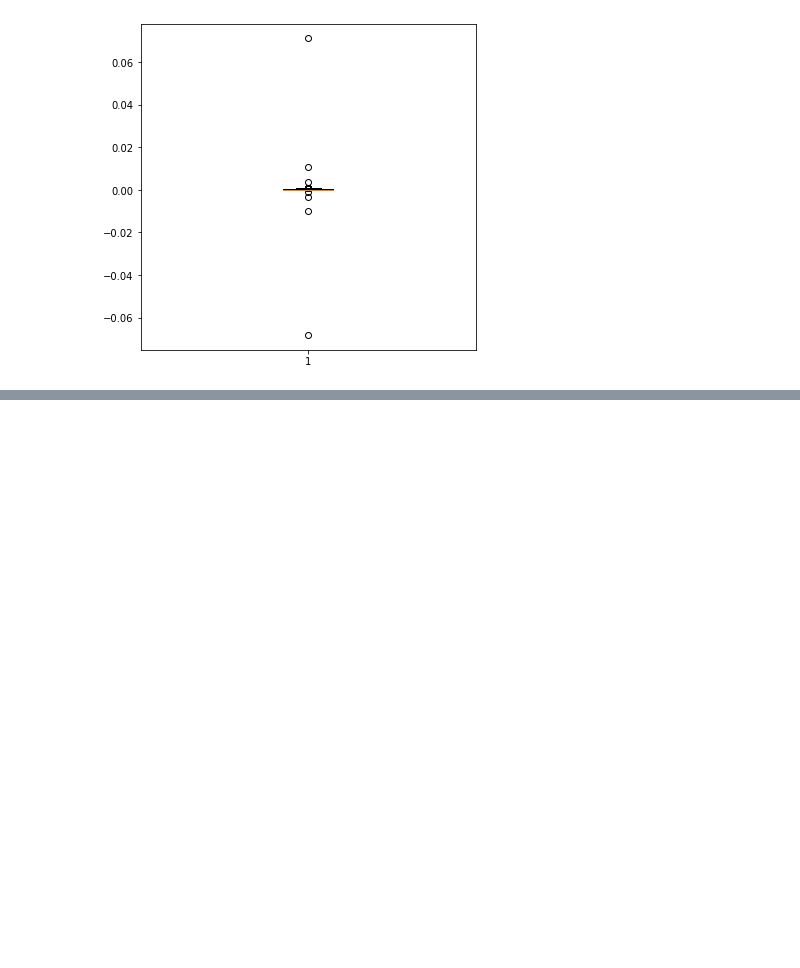
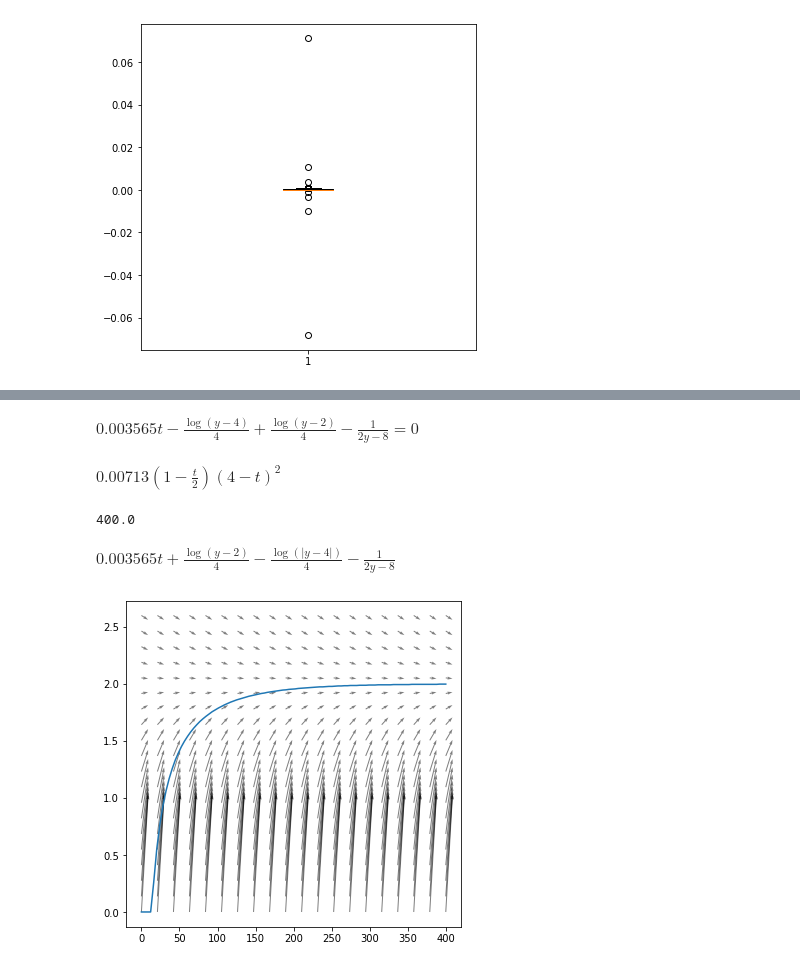
Before and after one commit to koulakis/dynamical-systems, a Jupyter notebook: 02_differential_equations.ipynb, the cells around one changed output, grey strips where cells are left out. Cells and saved outputs as stored; diff of their text form; code cells hidden in the pictures; blank space fills up the shorter version.

```diff
--- a/02_differential_equations.ipynb
+++ b/02_differential_equations.ipynb
@@ -161,0 +175,3 @@ plt.show()
+# %%
+sol6 = sp.dsolve(de6)
+sol6
@@ -161,0 +180,3 @@ plt.show()
+# %%
+sol6_val = sol6.subs(sp.symbols('C1'), sp.solve(sol6.rhs.subs(t, 0), sp.symbols('C1'))[0])
+sol6_val
@@ -161,0 +185,12 @@ plt.show()
+# %%
+constant_values = dict(a_0=4, b_0=1, k=0.00713)
+y = sp.symbols('y')
+concentration_curve = sol6_val.subs(constant_values).subs(c(t), y)
+concentration_derivative = de6.rhs.subs(constant_values).subs(c(t), t)
+display(concentration_curve)
+display(concentration_derivative)
+
+conc_der_np = sp.lambdify(t, concentration_derivative, 'numpy')
+# %% [output]
+$\displaystyle 0.003565 t - \frac{\log{\left(y - 4 \right)}}{4} + \frac{\log{\left(y - 2 \right)}}{4} - \frac{1}{2 y - 8} = 0$
+$\displaystyle 0.00713 \left(1 - \frac{t}{2}\right) \left(4 - t\right)^{2}$
@@ -161,0 +199,32 @@ plt.show()
+# %%
+t_curr
+# %% [output]
+400.0
+# %%
+concentration_curve.subs({sp.log(y - 4): sp.log(abs(y - 4))}).lhs
+# %% [output]
+$\displaystyle 0.003565 t + \frac{\log{\left(y - 2 \right)}}{4} - \frac{\log{\left(\left|{y - 4}\right| \right)}}{4} - \frac{1}{2 y - 8}$
+# %%
+eq_np = sp.lambdify([t, y], concentration_curve.lhs.subs({sp.log(y - 4): sp.log(abs(y - 4)), sp.log(y - 2): sp.log(abs(y - 2))}), 'numpy')
+# %%
+t_g = np.linspace(0, 400, 100)
+
+def get_c(t_curr):
+    vals = np.linspace(0, 2, 1000)
+    return vals[np.argmin(np.abs(eq_np(t_curr, vals)))]
+c_g = [get_c(t_curr) for t_curr in t_g]
+
+x_g = np.linspace(0, 400, 20)
+y_g = np.linspace(0, 2.6, 20)
+x_g, y_g = np.meshgrid(x_g, y_g)
+
+u = np.ones_like(x_g)
+v = conc_der_np(y_g) * 400 / 2.6
+
+
+plt.quiver(x_g, y_g, u, v, scale=50, alpha=0.5)
+plt.plot(t_g, c_g)
+
+plt.show()
+# %% [output]
+[figure, added]
```
Also changed, not shown: parts of 7 cells of this notebook.
